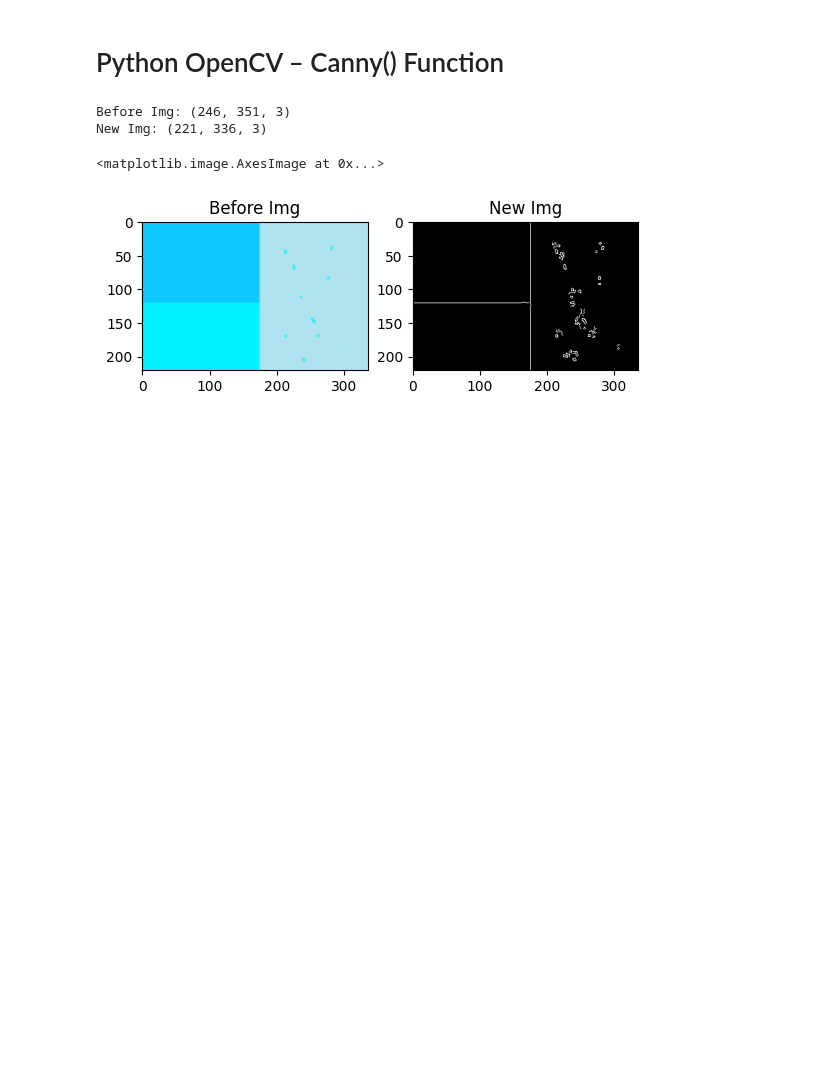
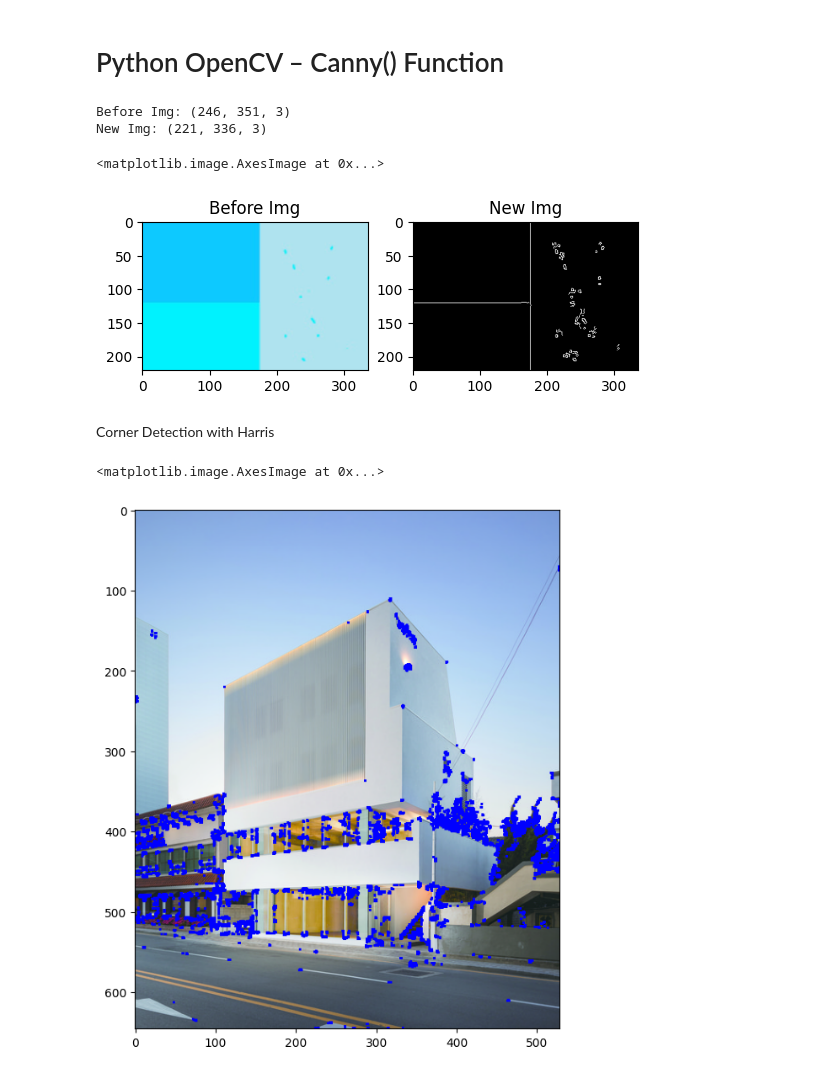
Before and after one commit to Ammar-Man/Computer_Vision, a Jupyter notebook: pixelmask_test.ipynb, the cells around one changed output. Drawn from its saved outputs; the diff is of its cells as text; code cells hidden in the pictures; blank space fills up the shorter version.

Commit message:
Corner Detection with Harris

```diff
--- a/pixelmask_test.ipynb
+++ b/pixelmask_test.ipynb
@@ -114,3 +114,5 @@ Before Img: (246, 351, 3)
 New Img: (221, 336, 3)
 <matplotlib.image.AxesImage at 0x...>
 [figure]
+# %% [markdown]
+Corner Detection with Harris
@@ -116,0 +123,15 @@ New Img: (221, 336, 3)
+# %%
+
+img = cv2.imread("./data/building.jpg")
+imgGray = cv2.cvtColor(img,cv2.COLOR_BGR2GRAY)
+dst = cv2.cornerHarris(imgGray, 2, 3, 0.04)
+dst = cv2.dilate(dst, None)
+
+threshold = 0.0006*dst.max()
+img[dst>threshold] = [255,0,0]
+fig = plt.figure()
+fig.set_size_inches(8,8)
+plt.imshow(cv2.cvtColor(img, cv2.COLOR_BGR2RGB))
+# %% [output]
+<matplotlib.image.AxesImage at 0x...>
+[figure, added]
```
Also changed, not shown: parts of 2 cells of this notebook, 2 other files.
